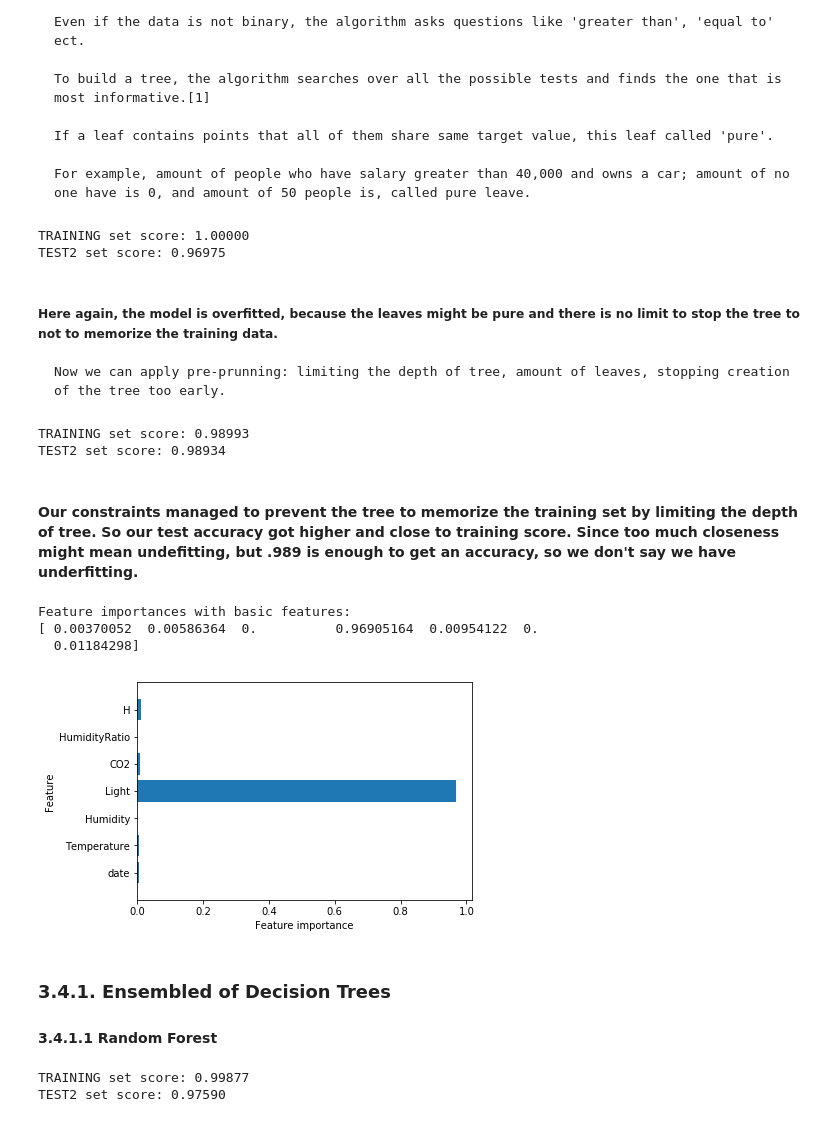
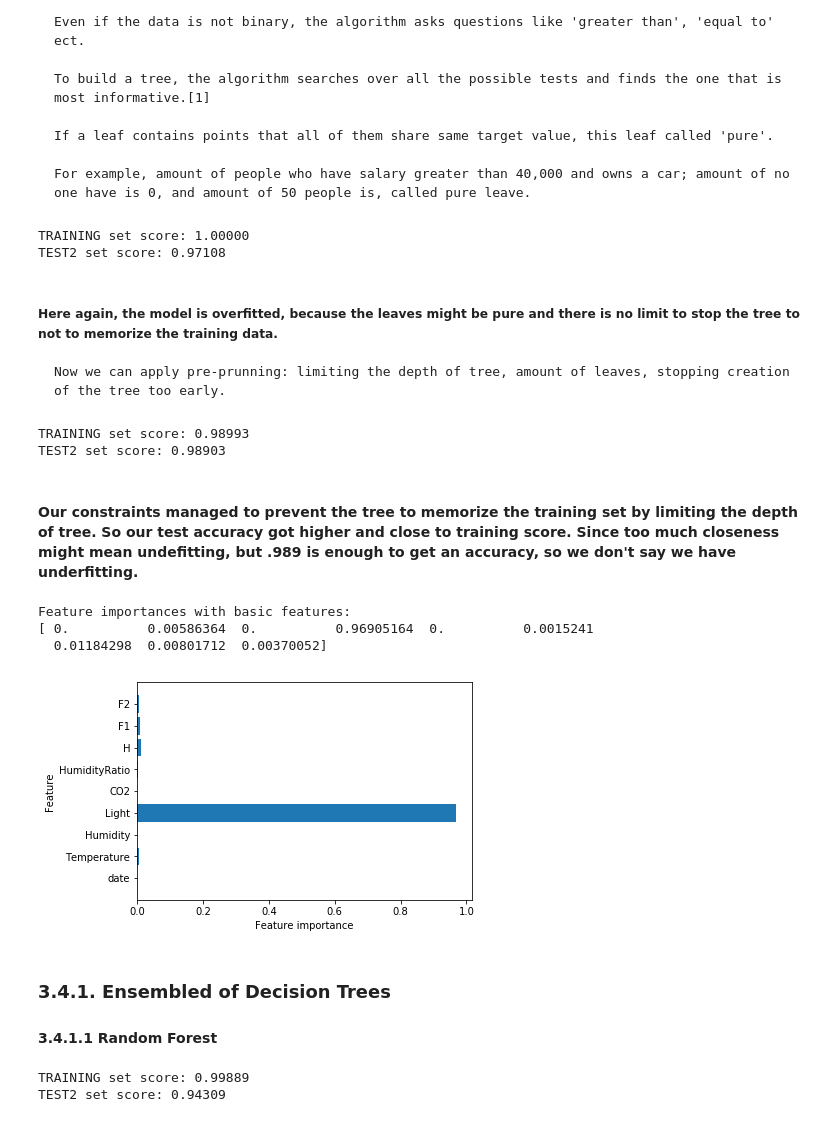
Before and after one commit to emremrah/data-mining-project-1, a Jupyter notebook: DataMiningProject1.ipynb, the cells around one changed output. Cells and saved outputs as stored; diff of their text form; code cells hidden in the pictures.

```diff
--- a/DataMiningProject1.ipynb
+++ b/DataMiningProject1.ipynb
@@ -592,43 +592,43 @@ mglearn.plots.plot_animal_tree()
 from sklearn.tree import DecisionTreeClassifier
 
 tree = DecisionTreeClassifier(random_state=0)
-tree.fit(xtrain, ytrain)
-print("TRAINING set score: {:.5f}".format(tree.score(xtrain, ytrain)))
-print("TEST2 set score: {:.5f}".format(tree.score(xtest2, ytest2)))
+tree.fit(xtrain_f2, ytrain)
+print("TRAINING set score: {:.5f}".format(tree.score(xtrain_f2, ytrain)))
+print("TEST2 set score: {:.5f}".format(tree.score(xtest2_f2, ytest2)))
 # %% [output]
 TRAINING set score: 1.00000
-TEST2 set score: 0.96975
+TEST2 set score: 0.97108
 # %% [markdown]
 ##### Here again, the model is overfitted, because the leaves might be pure and there is no limit to stop the tree to not to memorize the training data.
 
     Now we can apply pre-prunning: limiting the depth of tree, amount of leaves, stopping creation of the tree too early.
 # %%
 tree = DecisionTreeClassifier(max_depth=4, random_state=0)
-tree.fit(xtrain, ytrain)
-print("TRAINING set score: {:.5f}".format(tree.score(xtrain, ytrain)))
-print("TEST2 set score: {:.5f}".format(tree.score(xtest2, ytest2)))
+tree.fit(xtrain_f2, ytrain)
+print("TRAINING set score: {:.5f}".format(tree.score(xtrain_f2, ytrain)))
+print("TEST2 set score: {:.5f}".format(tree.score(xtest2_f2, ytest2)))
 # %% [output]
 TRAINING set score: 0.98993
-TEST2 set score: 0.98934
+TEST2 set score: 0.98903
 # %% [markdown]
 #### Our constraints managed to prevent the tree to memorize the training set by limiting the depth of tree. So our test accuracy got higher and close to training score. Since too much closeness might mean undefitting, but .989 is enough to get an accuracy, so we don't say we have underfitting.
 # %%
 print("Feature importances with basic features:\n{}".format(tree.feature_importances_))
 
 def plot_feature_importances(tree):
-    n_features = xtrain.shape[1]
+    n_features = xtrain_f2.shape[1]
     plt.barh(range(n_features), tree.feature_importances_, align='center')
-    plt.yticks(np.arange(n_features), features)
+    plt.yticks(np.arange(n_features), f2_features)
     plt.xlabel("Feature importance")
     plt.ylabel("Feature")
     plt.ylim(-1, n_features)
 
 plot_feature_importances(tree)
 # %% [output]
 Feature importances with basic features:
-[ 0.00370052  0.00586364  0.          0.96905164  0.00954122  0.
-  0.01184298]
+[ 0.          0.00586364  0.          0.96905164  0.          0.0015241
+  0.01184298  0.00801712  0.00370052]
-[figure, old version]
+[figure, new version]
 # %% [markdown]
 ### 3.4.1. Ensembled of Decision Trees
 
@@ -637,9 +637,9 @@ Feature importances with basic features:
 from sklearn.ensemble import RandomForestClassifier
 
 rf = RandomForestClassifier(n_estimators=5, random_state=2)
-rf.fit(xtrain, ytrain)
-print("TRAINING set score: {:.5f}".format(rf.score(xtrain, ytrain)))
-print("TEST2 set score: {:.5f}".format(rf.score(xtest2, ytest2)))
+rf.fit(xtrain_f2, ytrain)
+print("TRAINING set score: {:.5f}".format(rf.score(xtrain_f2, ytrain)))
+print("TEST2 set score: {:.5f}".format(rf.score(xtest2_f2, ytest2)))
 # %% [output]
-TRAINING set score: 0.99877
-TEST2 set score: 0.97590
+TRAINING set score: 0.99889
+TEST2 set score: 0.94309
```
Also changed, not shown: parts of 12 cells of this notebook.
